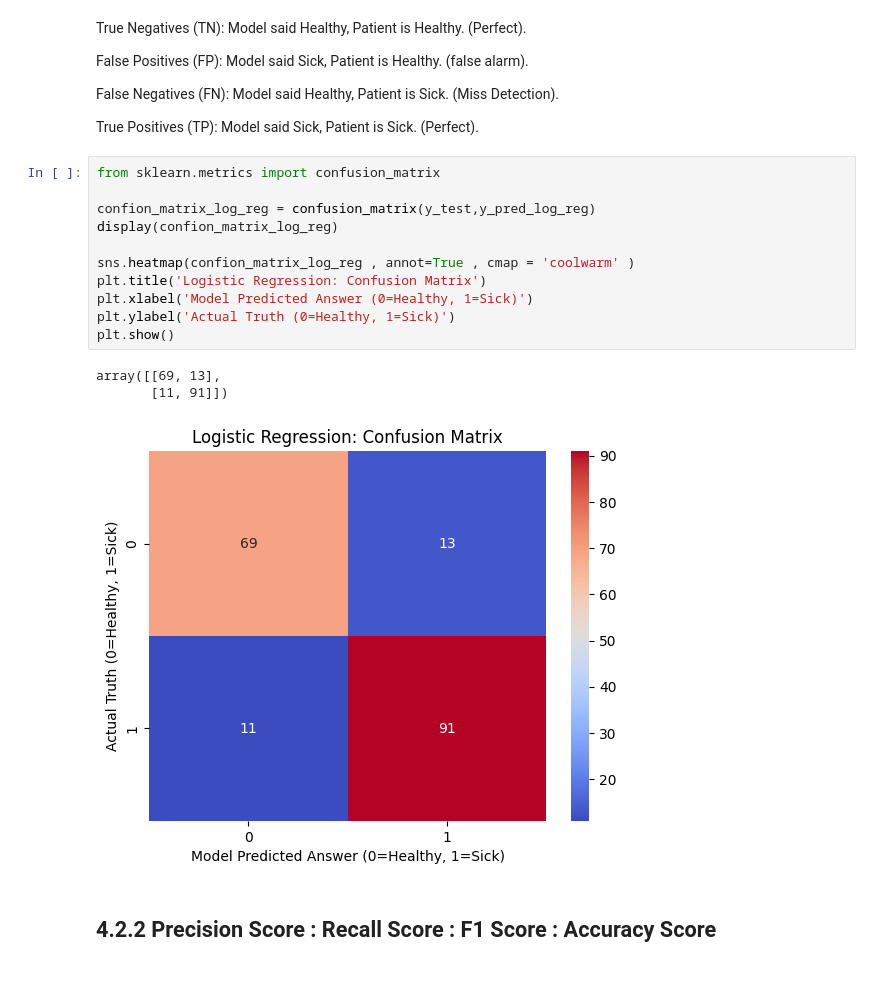
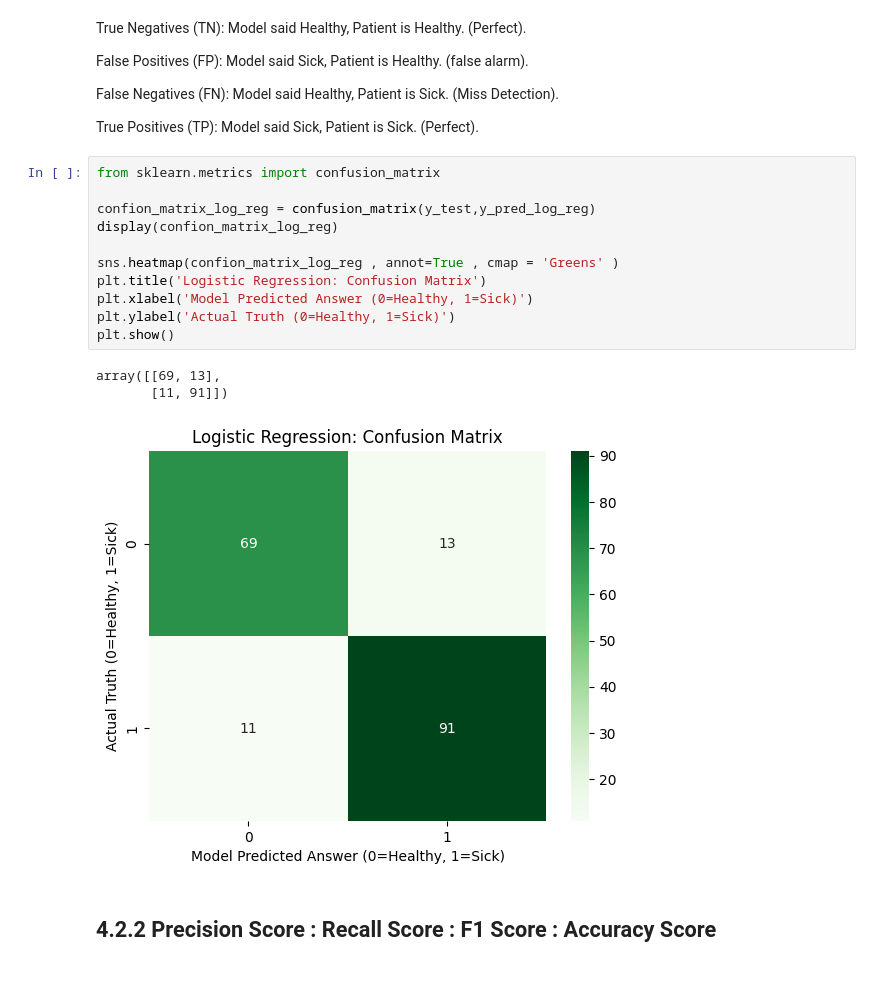
Before and after one commit to Tanish-30-08-2006/Heart-Disease-Prediction, a Jupyter notebook: notebooks/04_Model_Training_and_Verification.ipynb, the cells around one changed output. Saved outputs shown, nothing was run; the diff lists cells and outputs as text.

```diff
--- a/notebooks/04_Model_Training_and_Verification.ipynb
+++ b/notebooks/04_Model_Training_and_Verification.ipynb
@@ -237,18 +237,18 @@ True Positives (TP): Model said Sick, Patient is Sick. (Perfect).
 # %%
 from sklearn.metrics import confusion_matrix
 
 confion_matrix_log_reg = confusion_matrix(y_test,y_pred_log_reg)
 display(confion_matrix_log_reg)
 
-sns.heatmap(confion_matrix_log_reg , annot=True , cmap = 'coolwarm' )
+sns.heatmap(confion_matrix_log_reg , annot=True , cmap = 'Greens' )
 plt.title('Logistic Regression: Confusion Matrix')
 plt.xlabel('Model Predicted Answer (0=Healthy, 1=Sick)')
 plt.ylabel('Actual Truth (0=Healthy, 1=Sick)')
 plt.show()
 # %% [output]
 array([[69, 13],
        [11, 91]])
-[figure, old version]
+[figure, new version]
 # %% [markdown]
 ##
 ## 4.2.2 Precision Score :  Recall Score : F1 Score : Accuracy Score
```
Also changed, not shown: parts of 5 cells of this notebook.
